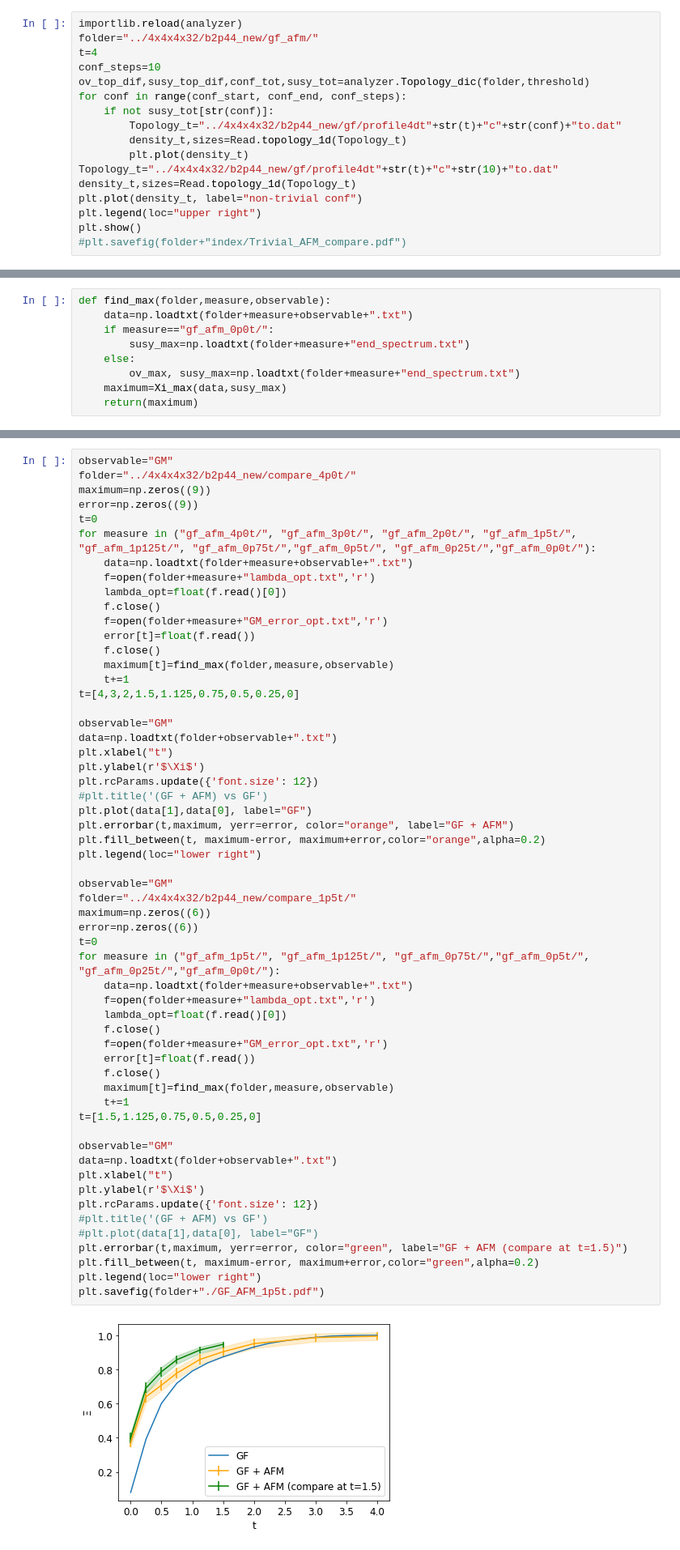
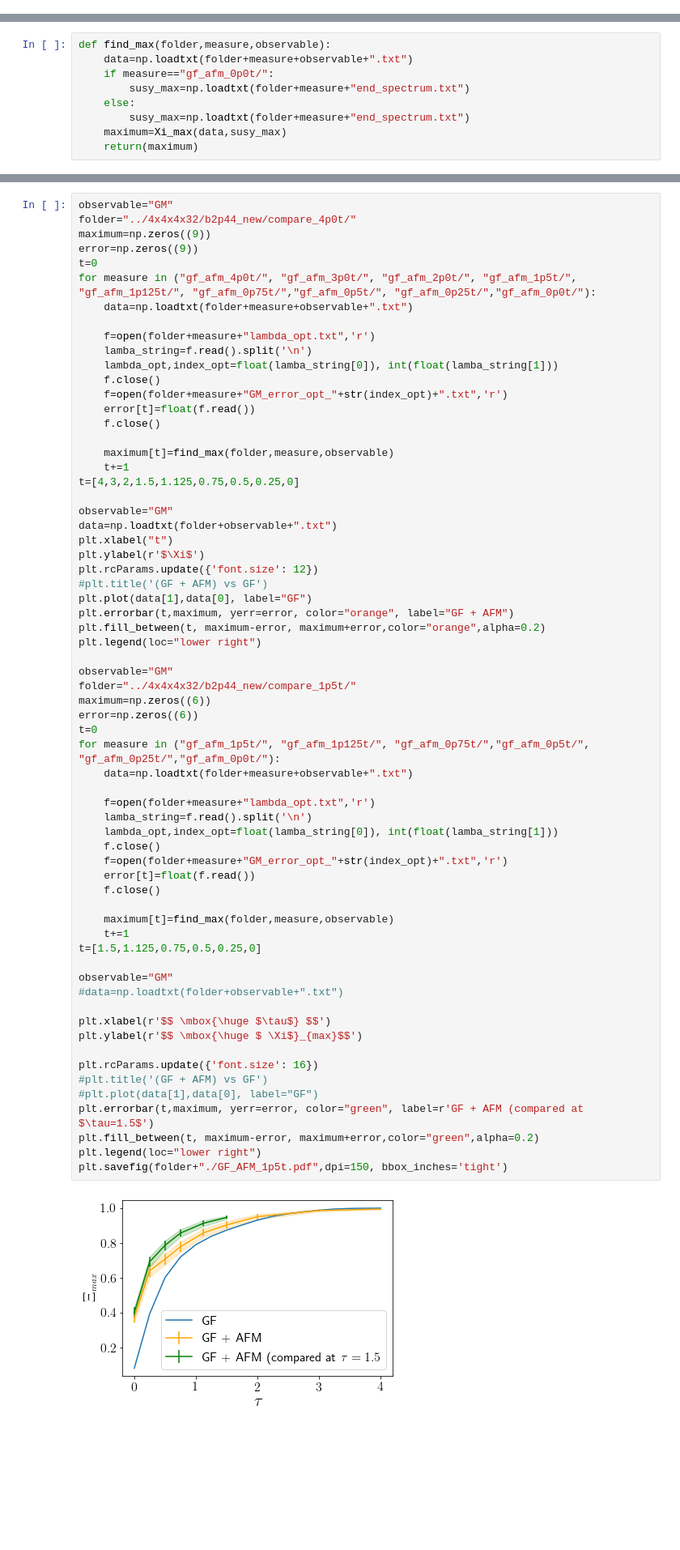
Before and after one commit to Ivan-Soler/AFM, a Jupyter notebook: main.ipynb, the cells around one changed output, grey strips where cells are left out. Shown at 81% size. Saved outputs shown, nothing was run; the diff lists cells and outputs as text; blank space fills up the shorter version.

```diff
--- a/main.ipynb
+++ b/main.ipynb
@@ -100,17 +98,0 @@ plt.plot(data[1],data[0], label="$t=4.0$")
-# %%
-importlib.reload(analyzer)
-folder="../4x4x4x32/b2p44_new/gf_afm/"
-t=4
-conf_steps=10
-ov_top_dif,susy_top_dif,conf_tot,susy_tot=analyzer.Topology_dic(folder,threshold)
-for conf in range(conf_start, conf_end, conf_steps):
-    if not susy_tot[str(conf)]:
-        Topology_t="../4x4x4x32/b2p44_new/gf/profile4dt"+str(t)+"c"+str(conf)+"to.dat"
-        density_t,sizes=Read.topology_1d(Topology_t)
-        plt.plot(density_t)
-Topology_t="../4x4x4x32/b2p44_new/gf/profile4dt"+str(t)+"c"+str(10)+"to.dat"
-density_t,sizes=Read.topology_1d(Topology_t)
-plt.plot(density_t, label="non-trivial conf")
-plt.legend(loc="upper right")
-plt.show()
-#plt.savefig(folder+"index/Trivial_AFM_compare.pdf")
@@ -199,6 +199,6 @@ def find_max(folder,measure,observable):
     if measure=="gf_afm_0p0t/":
         susy_max=np.loadtxt(folder+measure+"end_spectrum.txt")
     else:
-        ov_max, susy_max=np.loadtxt(folder+measure+"end_spectrum.txt")
+        susy_max=np.loadtxt(folder+measure+"end_spectrum.txt")
     maximum=Xi_max(data,susy_max)
     return(maximum)
@@ -276,12 +275,15 @@ error=np.zeros((9))
 t=0
 for measure in ("gf_afm_4p0t/", "gf_afm_3p0t/", "gf_afm_2p0t/", "gf_afm_1p5t/", "gf_afm_1p125t/", "gf_afm_0p75t/","gf_afm_0p5t/", "gf_afm_0p25t/","gf_afm_0p0t/"):
     data=np.loadtxt(folder+measure+observable+".txt")
+
     f=open(folder+measure+"lambda_opt.txt",'r')
-    lambda_opt=float(f.read()[0])
+    lamba_string=f.read().split('\n')
+    lambda_opt,index_opt=float(lamba_string[0]), int(float(lamba_string[1]))
     f.close()
-    f=open(folder+measure+"GM_error_opt.txt",'r')
+    f=open(folder+measure+"GM_error_opt_"+str(index_opt)+".txt",'r')
     error[t]=float(f.read())
     f.close()
+
     maximum[t]=find_max(folder,measure,observable)
     t+=1
 t=[4,3,2,1.5,1.125,0.75,0.5,0.25,0]
@@ -291,39 +293,44 @@ data=np.loadtxt(folder+observable+".txt")
 plt.xlabel("t")
 plt.ylabel(r'$\Xi$')
 plt.rcParams.update({'font.size': 12})
 #plt.title('(GF + AFM) vs GF')
 plt.plot(data[1],data[0], label="GF")
 plt.errorbar(t,maximum, yerr=error, color="orange", label="GF + AFM")
 plt.fill_between(t, maximum-error, maximum+error,color="orange",alpha=0.2)
 plt.legend(loc="lower right")
 
 observable="GM"
 folder="../4x4x4x32/b2p44_new/compare_1p5t/"
 maximum=np.zeros((6))
 error=np.zeros((6))
 t=0
 for measure in ("gf_afm_1p5t/", "gf_afm_1p125t/", "gf_afm_0p75t/","gf_afm_0p5t/", "gf_afm_0p25t/","gf_afm_0p0t/"):
     data=np.loadtxt(folder+measure+observable+".txt")
+
     f=open(folder+measure+"lambda_opt.txt",'r')
-    lambda_opt=float(f.read()[0])
+    lamba_string=f.read().split('\n')
+    lambda_opt,index_opt=float(lamba_string[0]), int(float(lamba_string[1]))
     f.close()
-    f=open(folder+measure+"GM_error_opt.txt",'r')
+    f=open(folder+measure+"GM_error_opt_"+str(index_opt)+".txt",'r')
     error[t]=float(f.read())
     f.close()
+
     maximum[t]=find_max(folder,measure,observable)
     t+=1
 t=[1.5,1.125,0.75,0.5,0.25,0]
 
 observable="GM"
-data=np.loadtxt(folder+observable+".txt")
-plt.xlabel("t")
-plt.ylabel(r'$\Xi$')
-plt.rcParams.update({'font.size': 12})
+#data=np.loadtxt(folder+observable+".txt")
+
+plt.xlabel(r'$$ \mbox{\huge $\tau$} $$')
+plt.ylabel(r'$$ \mbox{\huge $ \Xi$}_{max}$$')
+
+plt.rcParams.update({'font.size': 16})
 #plt.title('(GF + AFM) vs GF')
 #plt.plot(data[1],data[0], label="GF")
-plt.errorbar(t,maximum, yerr=error, color="green", label="GF + AFM (compare at t=1.5)")
+plt.errorbar(t,maximum, yerr=error, color="green", label=r'GF + AFM (compared at $\tau=1.5$')
 plt.fill_between(t, maximum-error, maximum+error,color="green",alpha=0.2)
 plt.legend(loc="lower right")
-plt.savefig(folder+"./GF_AFM_1p5t.pdf")
+plt.savefig(folder+"./GF_AFM_1p5t.pdf",dpi=150, bbox_inches='tight')
 # %% [output]
-[figure, old version]
+[figure, new version]
```
Also changed, not shown: parts of 28 cells of this notebook, 2 other files.
